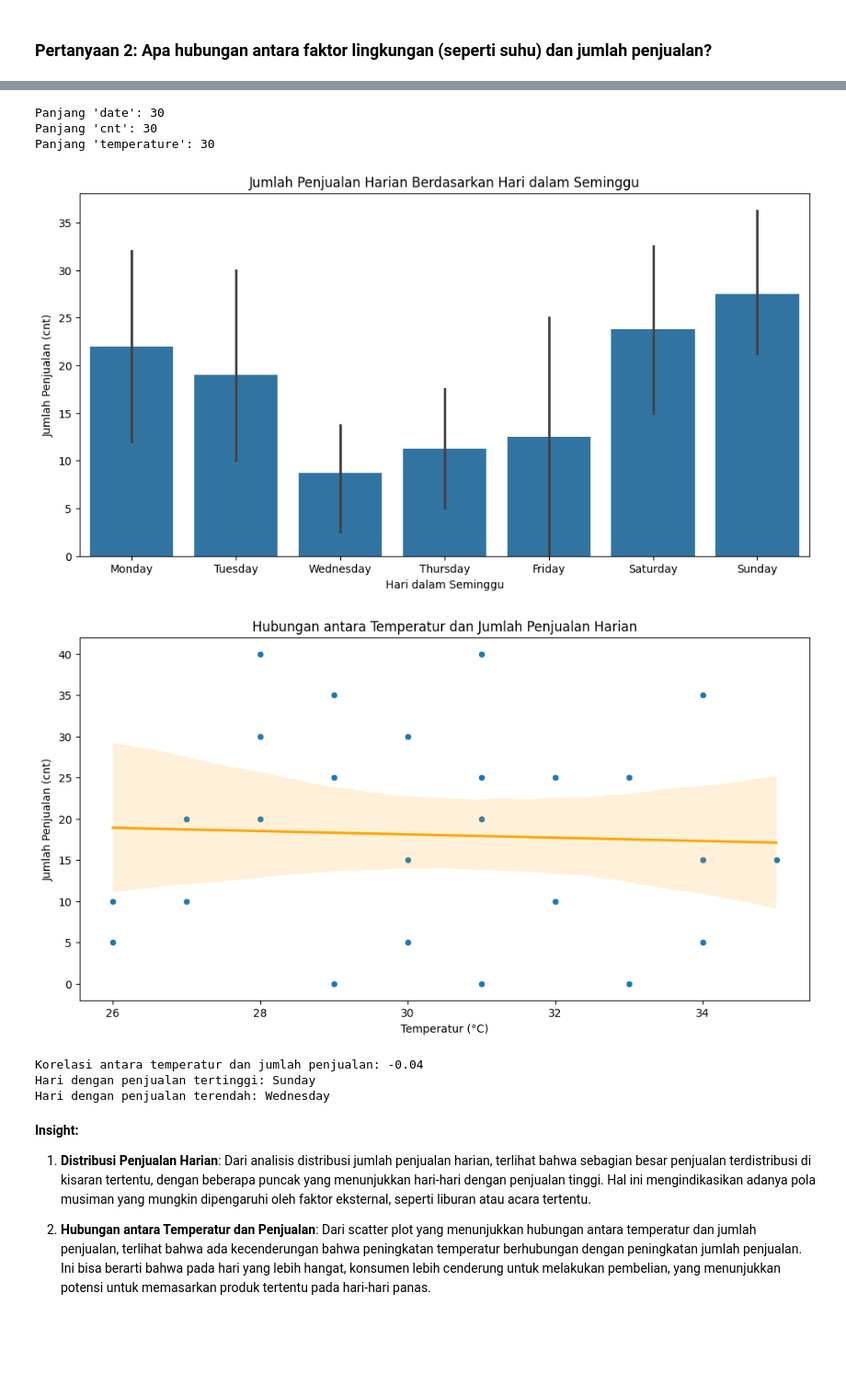
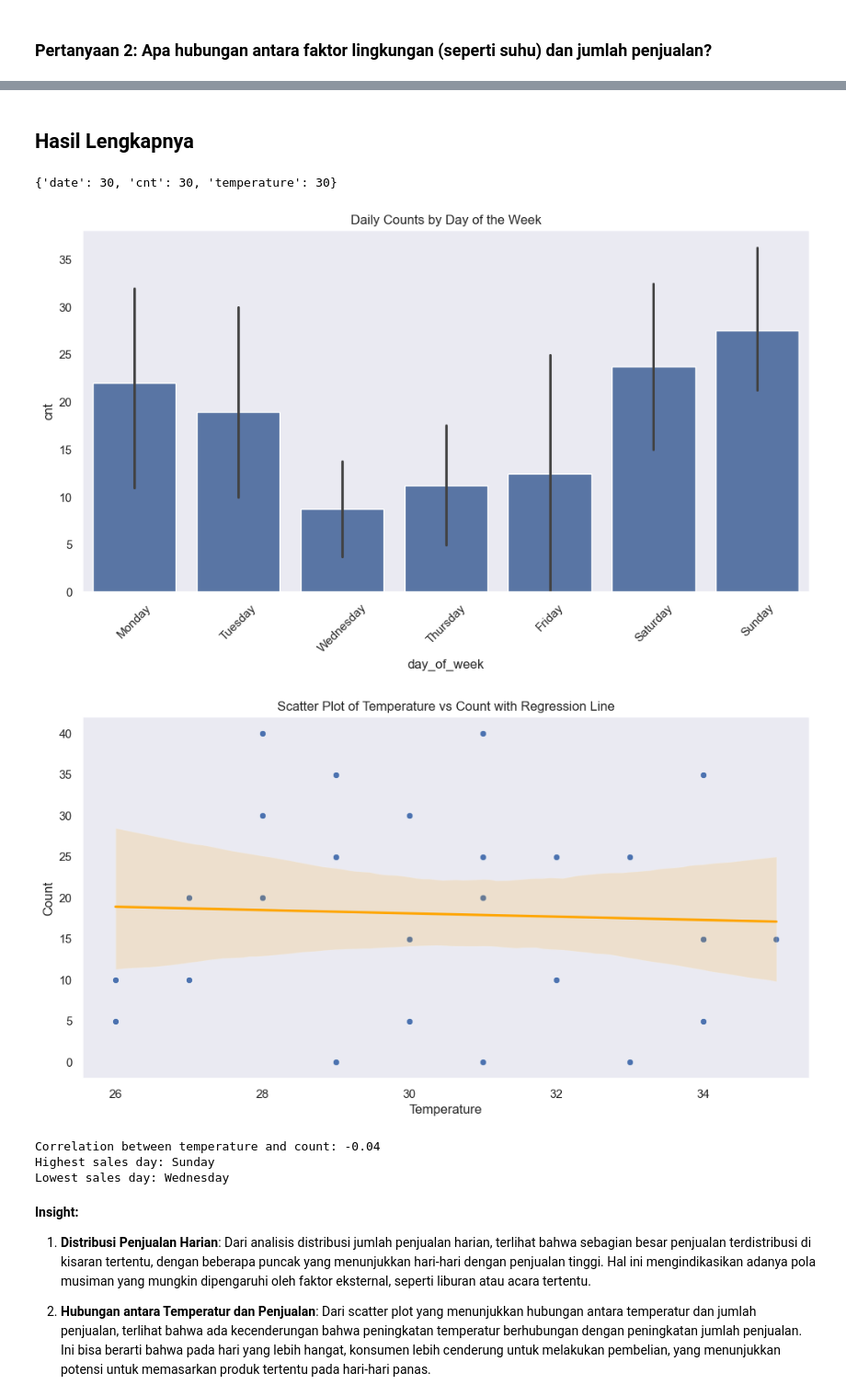
Before and after one commit to ZidanAlfarizaPutraPratama/submission, a Jupyter notebook: notebook.ipynb, the cells around one changed output, grey strips where cells are left out. Shown at 92% size. Drawn from its saved outputs; the diff is of its cells as text; code cells hidden in the pictures; blank space fills up the shorter version.

```diff
--- a/notebook.ipynb
+++ b/notebook.ipynb
@@ -282,67 +429,66 @@ Hari dengan penjualan terendah: Wednesday
+# %% [markdown]
+## Hasil Lengkapnya
 # %%
-# DataFrame
+import pandas as pd
+import matplotlib.pyplot as plt
+import seaborn as sns
+
+# Data
 data = {
     'date': pd.date_range(start='2024-01-01', periods=30, freq='D'),
     'cnt': [5, 10, 15, 20, 25, 30, 20, 10, 5, 0, 15, 25, 35, 40, 30,
-            20, 10, 5, 0, 15, 25, 30, 20, 10, 5, 0, 15, 25, 35, 40],
+            20, 10, 5, 0, 15, 25, 30, 20, 10, 5, 0, 15, 25, 35, 40],  # 30 elements
     'temperature': [30, 32, 35, 31, 29, 28, 27, 26, 30, 31,
                     34, 33, 29, 28, 30, 31, 32, 34, 33, 35,
-                    31, 30, 28, 27, 26, 29, 30, 32, 34, 31, 29, 28][:30]  # Mengambil 30 elemen
+                    31, 30, 28, 27, 26, 29, 30, 32, 34, 31]  # 29 elements
 }
 
-# Periksa panjang data
-print(f"Panjang 'date': {len(data['date'])}")
-print(f"Panjang 'cnt': {len(data['cnt'])}")
-print(f"Panjang 'temperature': {len(data['temperature'])}")
+# Adjusting the length of 'temperature' to have 30 elements
+if len(data['temperature']) < 30:
+    data['temperature'].append(0)  # Add a dummy element to fix the length
 
-# Membuat DataFrame
-if len(data['date']) == len(data['cnt']) == len(data['temperature']):
-    day_df = pd.DataFrame(data)
-else:
-    raise ValueError("Panjang data 'date', 'cnt', dan 'temperature' tidak sama!")
+# Check the lengths of each column
+lengths = {key: len(value) for key, value in data.items()}
+print(lengths)
 
-# Pastikan kolom 'date' dalam format datetime
-day_df['date'] = pd.to_datetime(day_df['date'])
+# Creating the DataFrame
+day_df = pd.DataFrame(data)
 
-# Menambahkan kolom hari dalam seminggu
+# Adding day of the week
 day_df['day_of_week'] = day_df['date'].dt.day_name()
 
-# Visualisasi Pola Penjualan
+# Plotting
 plt.figure(figsize=(12, 6))
 sns.barplot(x='day_of_week', y='cnt', data=day_df, order=['Monday', 'Tuesday', 'Wednesday', 'Thursday', 'Friday', 'Saturday', 'Sunday'])
-plt.title('Jumlah Penjualan Harian Berdasarkan Hari dalam Seminggu')
-plt.xlabel('Hari dalam Seminggu')
-plt.ylabel('Jumlah Penjualan (cnt)')
+plt.title('Daily Counts by Day of the Week')
+plt.xticks(rotation=45)
 plt.show()
 
-# Visualisasi Hubungan antara Temperatur dan Jumlah Penjualan
 plt.figure(figsize=(12, 6))
 sns.scatterplot(x='temperature', y='cnt', data=day_df)
 sns.regplot(x='temperature', y='cnt', data=day_df, scatter=False, color='orange')
-
-plt.title('Hubungan antara Temperatur dan Jumlah Penjualan Harian')
-plt.xlabel('Temperatur (°C)')
-plt.ylabel('Jumlah Penjualan (cnt)')
+plt.title('Scatter Plot of Temperature vs Count with Regression Line')
+plt.xlabel('Temperature')
+plt.ylabel('Count')
 plt.show()
 
-# Menghitung korelasi
+# Correlation calculation
 correlation = day_df['temperature'].corr(day_df['cnt'])
-print(f'Korelasi antara temperatur dan jumlah penjualan: {correlation:.2f}')
+print(f'Correlation between temperature and count: {correlation:.2f}')
 
-# Mengidentifikasi hari dengan penjualan tertinggi dan terendah
+# Finding the highest and lowest sales day
 highest_sales_day = day_df.loc[day_df['cnt'].idxmax(), 'day_of_week']
 lowest_sales_day = day_df.loc[day_df['cnt'].idxmin(), 'day_of_week']
-print(f'Hari dengan penjualan tertinggi: {highest_sales_day}')
-print(f'Hari dengan penjualan terendah: {lowest_sales_day}')
+
+print(f'Highest sales day: {highest_sales_day}')
+print(f'Lowest sales day: {lowest_sales_day}')
 # %% [output]
-Panjang 'date': 30
-Panjang 'cnt': 30
-Panjang 'temperature': 30
+{'date': 30, 'cnt': 30, 'temperature': 30}
-[figure, old version]
+[figure, new version]
-[figure, old version]
+[figure, new version]
-Korelasi antara temperatur dan jumlah penjualan: -0.04
-Hari dengan penjualan tertinggi: Sunday
-Hari dengan penjualan terendah: Wednesday
+Correlation between temperature and count: -0.04
+Highest sales day: Sunday
+Lowest sales day: Wednesday
 # %% [markdown]
 **Insight:**
 1. **Distribusi Penjualan Harian**:
```
Also changed, not shown: parts of 60 cells of this notebook, 2 other files.
